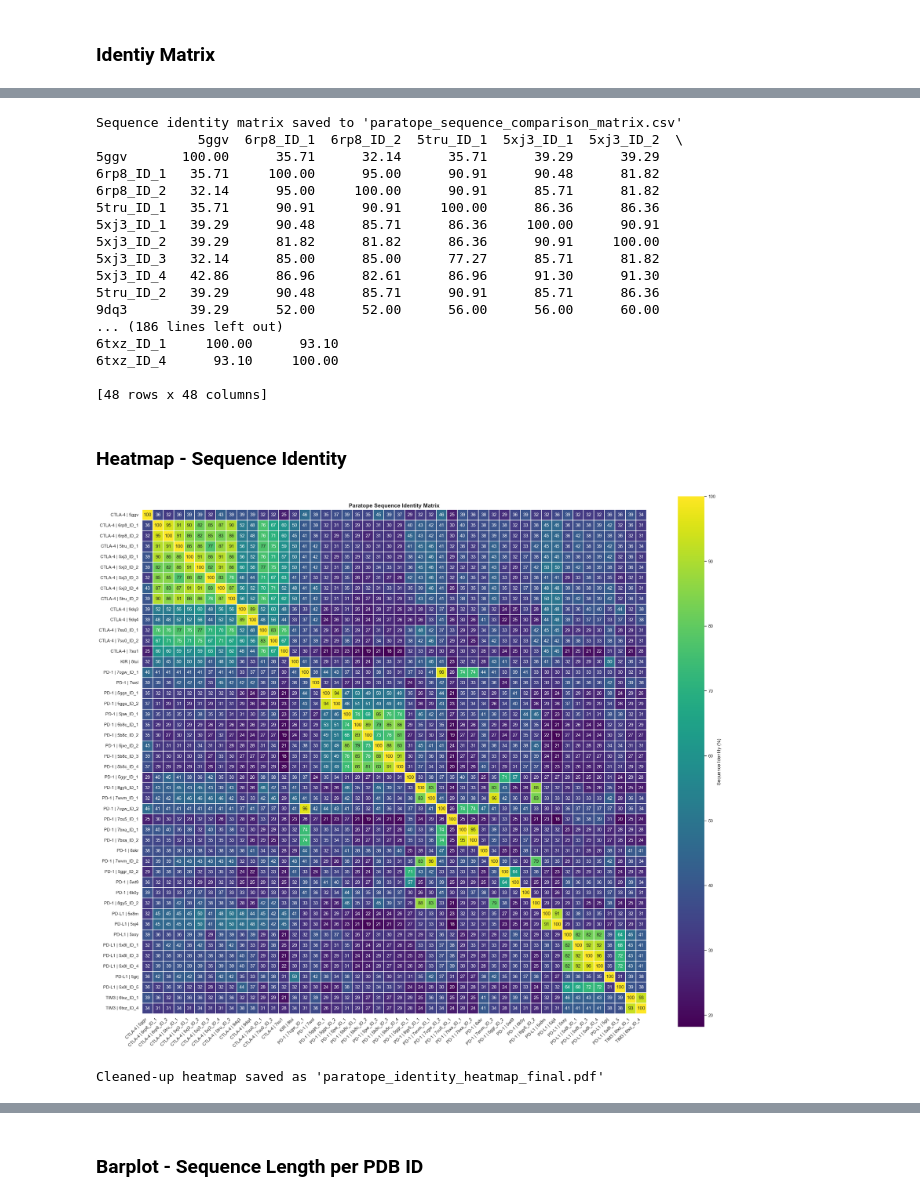
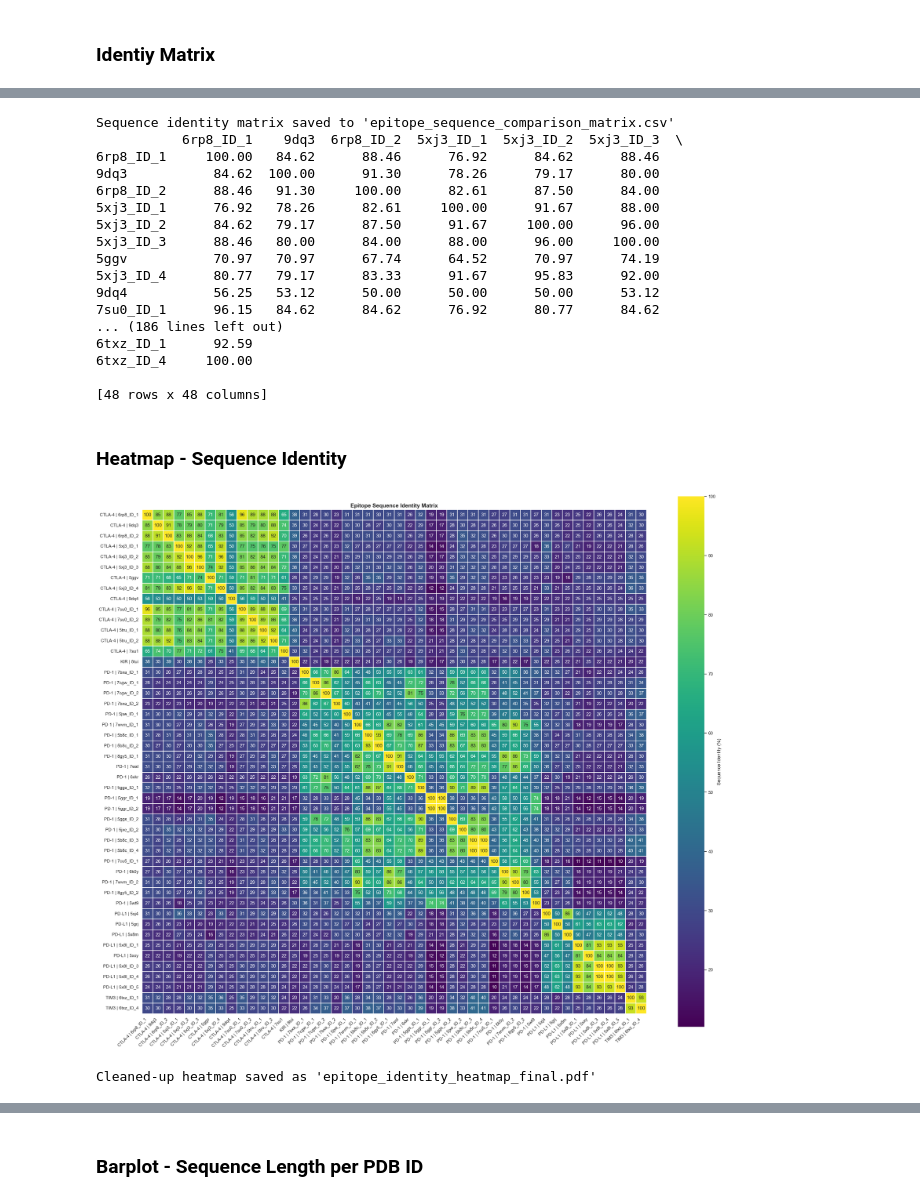
Before and after one commit to datascience-2025-group4/group04-team01, a Jupyter notebook: Structural Analysis_Paratope_Interface.ipynb, the cells around one changed output, grey strips where cells are left out. Drawn from its saved outputs; the diff is of its cells as text; code cells hidden in the pictures.

Commit message:
structural_section2

```diff
--- a/Structural Analysis_Paratope_Interface.ipynb
+++ b/Structural Analysis_Paratope_Interface.ipynb
@@ -739,7 +737,7 @@ FASTA file saved to 'paratope_sequences.fasta'
 ### Identiy Matrix
 # %%
 # Load sequences
-records = list(SeqIO.parse("_sequences.fasta", "fasta"))
+records = list(SeqIO.parse(f"{section}_sequences.fasta", "fasta"))
 
 # Initialize identity matrix
 matrix = []
@@ -759,7 +757,7 @@ ids = [rec.id for rec in records]
 df_identity = pd.DataFrame(matrix, index=ids, columns=ids)
 
 # Save & show
-df_identity.to_csv("paratope_sequence_comparison_matrix.csv")
-print(" Sequence identity matrix saved to 'paratope_sequence_comparison_matrix.csv'")
+df_identity.to_csv(f"{section}_sequence_comparison_matrix.csv")
+print(f" Sequence identity matrix saved to '{section}_sequence_comparison_matrix.csv'")
 print(df_identity)
 # %% [output]
@@ -812,21 +810,21 @@ df_identity.to_csv(f"{section}_sequence_comparison_matrix.csv")
 print(f"Sequence identity matrix saved to '{section}_sequence_comparison_matrix.csv'")
 print(df_identity)
 # %% [output]
-Sequence identity matrix saved to 'paratope_sequence_comparison_matrix.csv'
-             5ggv  6rp8_ID_1  6rp8_ID_2  5tru_ID_1  5xj3_ID_1  5xj3_ID_2  \
-5ggv       100.00      35.71      32.14      35.71      39.29      39.29
-6rp8_ID_1   35.71     100.00      95.00      90.91      90.48      81.82
-6rp8_ID_2   32.14      95.00     100.00      90.91      85.71      81.82
-5tru_ID_1   35.71      90.91      90.91     100.00      86.36      86.36
-5xj3_ID_1   39.29      90.48      85.71      86.36     100.00      90.91
-5xj3_ID_2   39.29      81.82      81.82      86.36      90.91     100.00
-5xj3_ID_3   32.14      85.00      85.00      77.27      85.71      81.82
-5xj3_ID_4   42.86      86.96      82.61      86.96      91.30      91.30
-5tru_ID_2   39.29      90.48      85.71      90.91      85.71      86.36
-9dq3        39.29      52.00      52.00      56.00      56.00      60.00
+Sequence identity matrix saved to 'epitope_sequence_comparison_matrix.csv'
+           6rp8_ID_1    9dq3  6rp8_ID_2  5xj3_ID_1  5xj3_ID_2  5xj3_ID_3  \
+6rp8_ID_1     100.00   84.62      88.46      76.92      84.62      88.46
+9dq3           84.62  100.00      91.30      78.26      79.17      80.00
+6rp8_ID_2      88.46   91.30     100.00      82.61      87.50      84.00
+5xj3_ID_1      76.92   78.26      82.61     100.00      91.67      88.00
+5xj3_ID_2      84.62   79.17      87.50      91.67     100.00      96.00
+5xj3_ID_3      88.46   80.00      84.00      88.00      96.00     100.00
+5ggv           70.97   70.97      67.74      64.52      70.97      74.19
+5xj3_ID_4      80.77   79.17      83.33      91.67      95.83      92.00
+9dq4           56.25   53.12      50.00      50.00      50.00      53.12
+7su0_ID_1      96.15   84.62      84.62      76.92      80.77      84.62
 ... (186 lines left out)
-6txz_ID_1     100.00      93.10
-6txz_ID_4      93.10     100.00
+6txz_ID_1      92.59
+6txz_ID_4     100.00
 
 [48 rows x 48 columns]
 # %% [markdown]
@@ -851,10 +849,9 @@ for checkpoint, pdb_list in pdb_ids.items():
 
 # Update row and column labels using base PDB ID
 def get_checkpoint_label(pdb_id):
-    '''...'''
-
+    '''Get checkpoint label for a given PDB ID'''
     base_id = pdb_id.lower().split('_')[0]
-    checkpoint = pdb_to_checkpoint[base_id]
+    checkpoint = pdb_to_checkpoint.get(base_id)
     return f"{checkpoint} | {pdb_id}"
 
 df_identity = df_identity.copy()
@@ -862,36 +859,36 @@ df_identity.index = [get_checkpoint_label(p) for p in df_identity.index]
 df_identity.columns = [get_checkpoint_label(p) for p in df_identity.columns]
 
 
 
 annot_data = df_identity.applymap(lambda x: f"{x:.0f}")
 mask = None
 
 plt.figure(figsize=(24, 20))
 sns.set(style="white", font_scale=1.0)
 
 ax = sns.heatmap(
     df_identity,
     annot=annot_data,
     fmt="",
     cmap="viridis",
     mask=mask,
     square=True,
     linewidths=0.3,
     cbar_kws={"label": "Sequence Identity (%)"}
 )
 
 plt.xticks(rotation=45, ha="right")
 plt.yticks(rotation=0)
-plt.title(f"{section} Sequence Identity Matrix", fontsize=14)
+plt.title(f"{section.capitalize()} Sequence Identity Matrix", fontsize=14)
 plt.tight_layout()
 
 plt.savefig(f"plots/structural_analysis/{section.capitalize()}/{section}_identity_heatmap_final.pdf", dpi=300)
 plt.show()
 
 print(f"Cleaned-up heatmap saved as '{section}_identity_heatmap_final.pdf'")
 # %% [output]
-[figure, old version]
+[figure, new version]
-Cleaned-up heatmap saved as 'paratope_identity_heatmap_final.pdf'
+Cleaned-up heatmap saved as 'epitope_identity_heatmap_final.pdf'
 # %%
 # annotate only high identities
 annot_data = df_identity.applymap(lambda x: f"{int(x)}" if x >= 70 else "")
```
Also changed, not shown: parts of 24 cells of this notebook, 46 other files.
